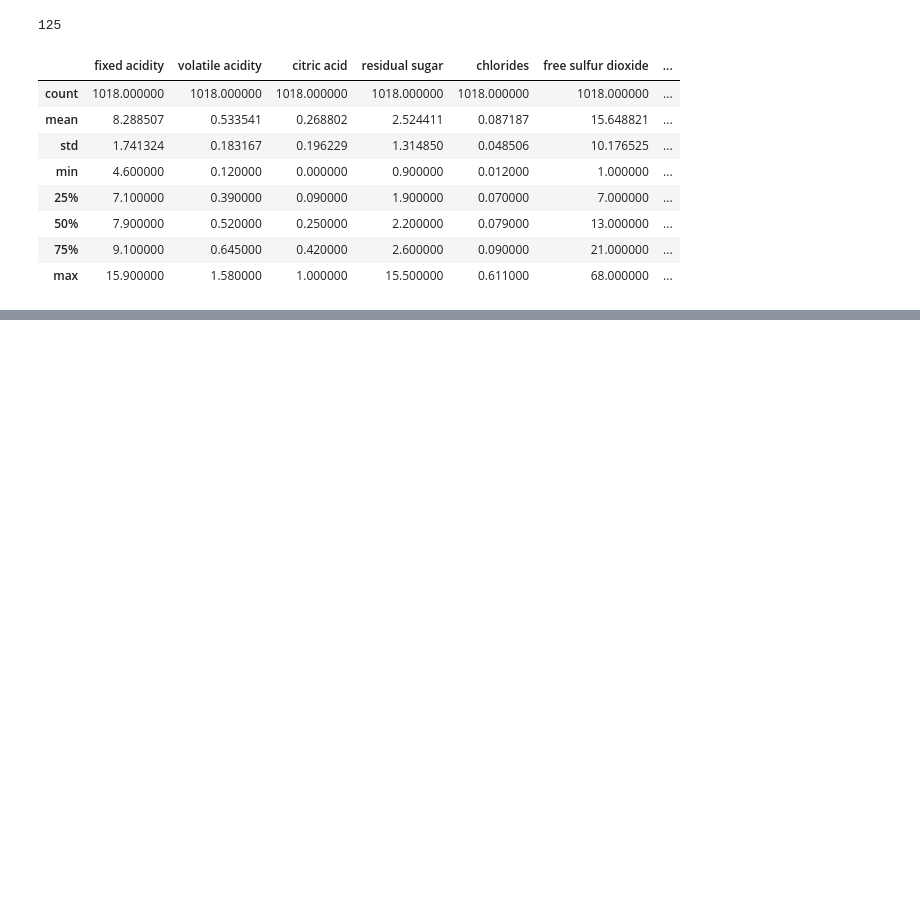
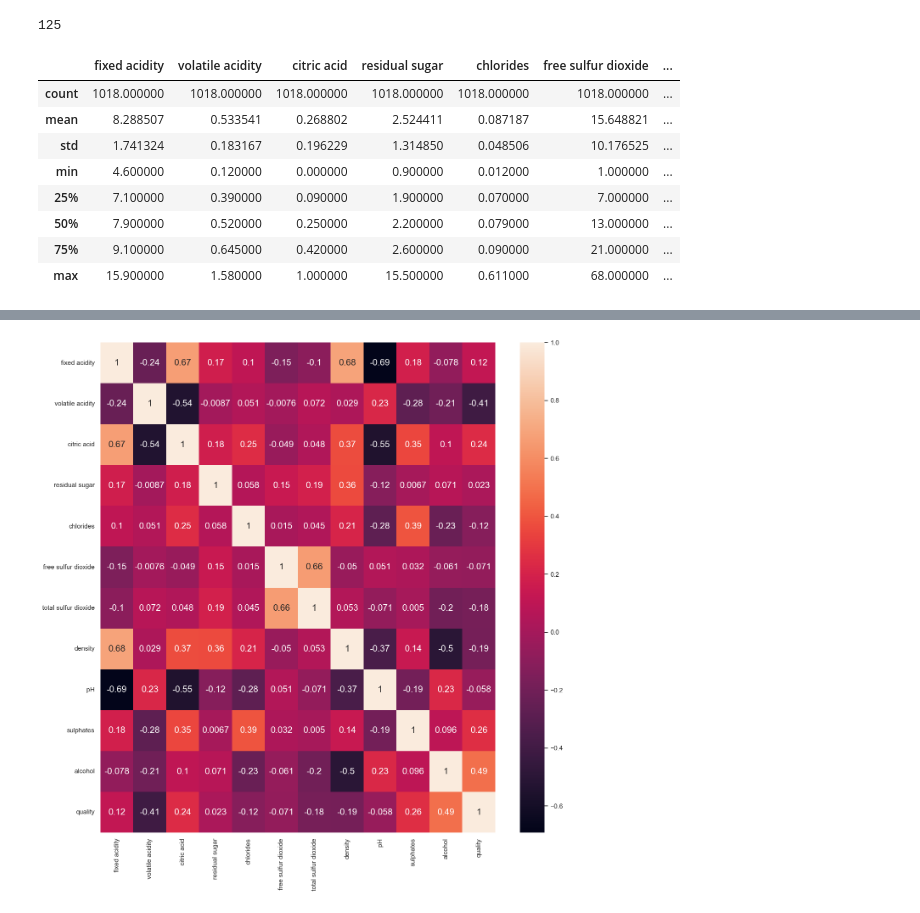
Before and after one commit to DKF-92/Machine-Learning-Comp, a Jupyter notebook: Wine_Quality_Dataset/wine_NB.ipynb, the cells around one changed output, grey strips where cells are left out. Cells and saved outputs as stored; diff of their text form; code cells hidden in the pictures; blank space fills up the shorter version.

```diff
--- a/Wine_Quality_Dataset/wine_NB.ipynb
+++ b/Wine_Quality_Dataset/wine_NB.ipynb
@@ -91,0 +119,7 @@ df.describe()
+# %%
+# Correlation of features
+mat = df.corr()
+fig, ax = plt.subplots(figsize = (15,15))
+sns.heatmap(mat, annot = True, annot_kws={'size': 15});
+# %% [output]
+[figure, added]
```
Also changed, not shown: parts of 3 cells of this notebook.
